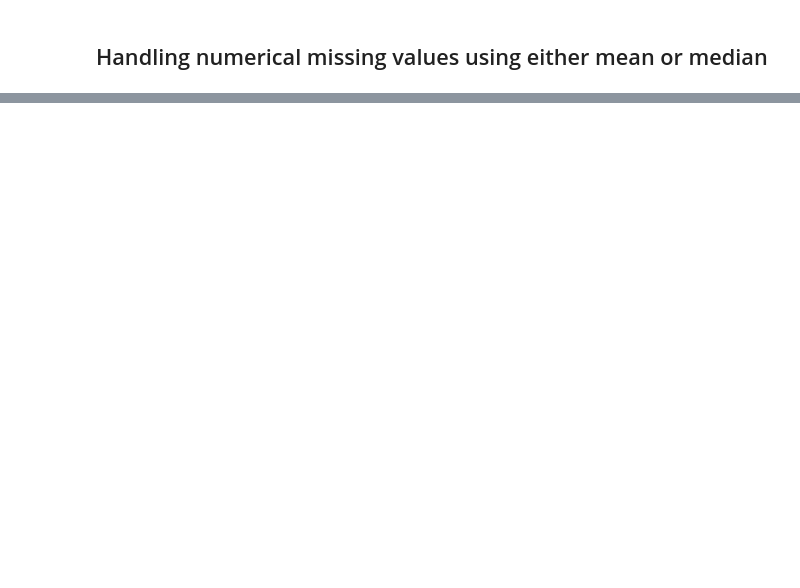
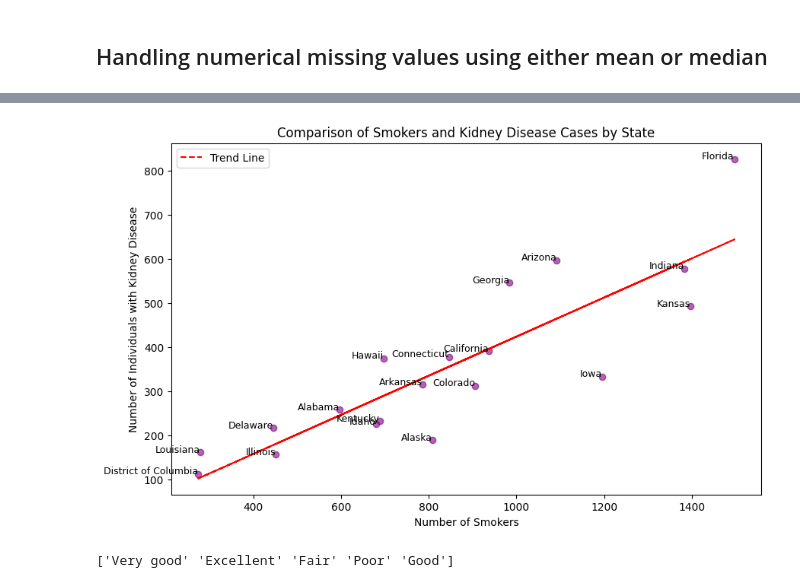
Before and after one commit to bonareri/Python-Data-Analysis, a Jupyter notebook: Heart_Analysis.ipynb, the cells around one changed output, grey strips where cells are left out. Drawn from its saved outputs; the diff is of its cells as text; code cells hidden in the pictures; blank space fills up the shorter version.

```diff
--- a/Heart_Analysis.ipynb
+++ b/Heart_Analysis.ipynb
@@ -243,0 +343,47 @@ Index(['State', 'Sex', 'GeneralHealth', 'PhysicalHealthDays',
+# %%
+import pandas as pd
+import matplotlib.pyplot as plt
+import numpy as np
+
+# Define smoker categories based on your data
+smoker_categories = ['Current smoker - now smokes some days', 'Current smoker - now smokes every day']
+
+# Calculate the count of smokers by state
+smoker_counts = heart_analysis[heart_analysis['SmokerStatus'].isin(smoker_categories)].groupby('State').size()
+
+# Calculate the count of individuals with kidney disease by state
+kidney_disease_counts = heart_analysis[heart_analysis['HadKidneyDisease'] == 'Yes'].groupby('State').size()
+
+# Combine both series into a single DataFrame for easier plotting
+comparison_df = pd.DataFrame({
+    'Smokers': smoker_counts,
+    'Kidney Disease': kidney_disease_counts
+}).fillna(0)  # Fill NaN values with 0 for states with no counts
+
+# Scatter plot
+plt.figure(figsize=(10, 6))
+plt.scatter(comparison_df['Smokers'], comparison_df['Kidney Disease'], color='purple', alpha=0.6)
+
+# Add labels to each point (state)
+for state, row in comparison_df.iterrows():
+    plt.text(row['Smokers'], row['Kidney Disease'], state, fontsize=9, ha='right')
+
+# Calculate and plot the trend line
+x = comparison_df['Smokers']
+y = comparison_df['Kidney Disease']
+m, b = np.polyfit(x, y, 1)  # Fit a line (degree 1 polynomial)
+plt.plot(x, m*x + b, color='red', linestyle='--', linewidth=1.5, label='Trend Line')
+
+# Set titles and labels without gridlines
+plt.title('Comparison of Smokers and Kidney Disease Cases by State')
+plt.xlabel('Number of Smokers')
+plt.ylabel('Number of Individuals with Kidney Disease')
+plt.legend()
+plt.show()
+# %% [output]
+[figure, added]
+# %%
+# General Health
+print(heart_analysis['GeneralHealth'].unique())
+# %% [output]
+['Very good' 'Excellent' 'Fair' 'Poor' 'Good']
```
Also changed, not shown: parts of 24 cells of this notebook.
